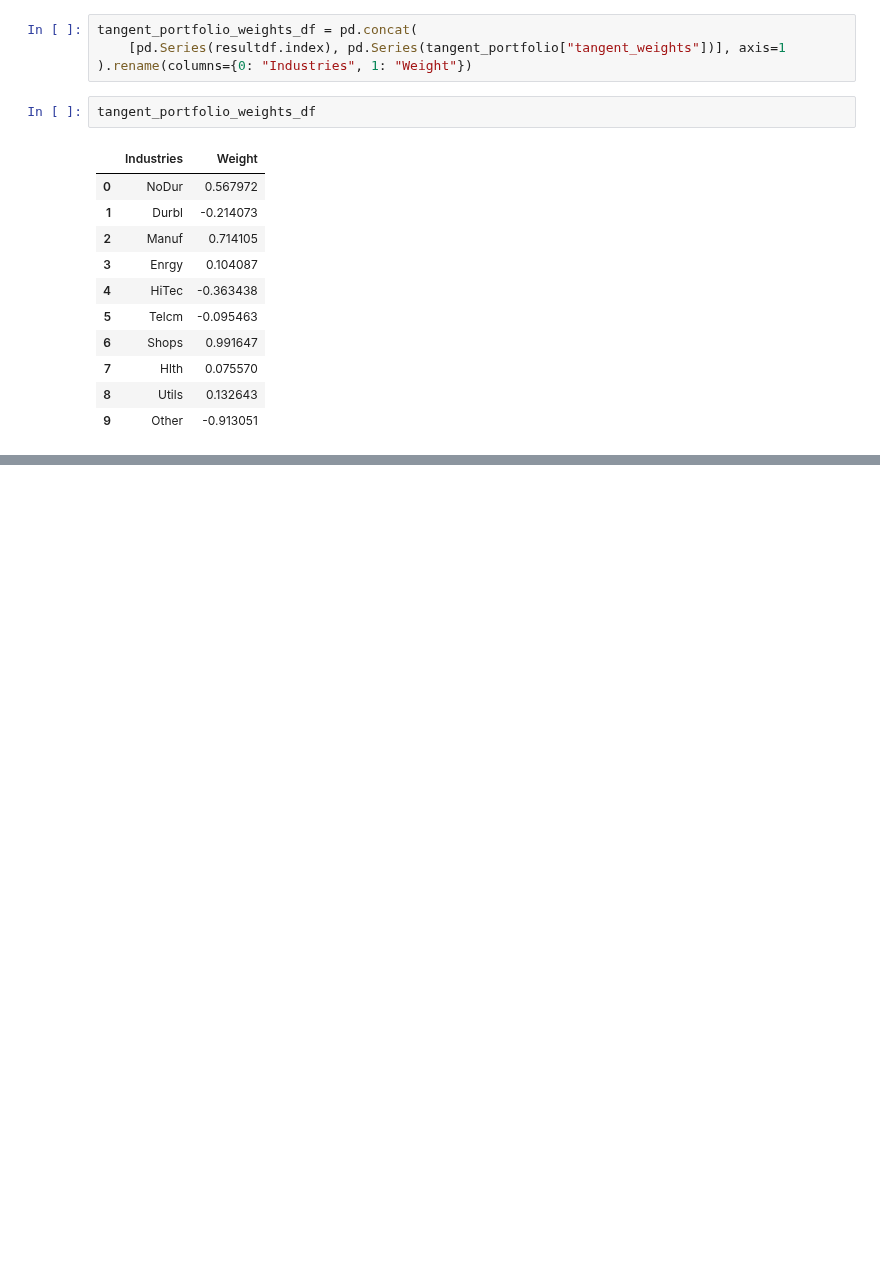
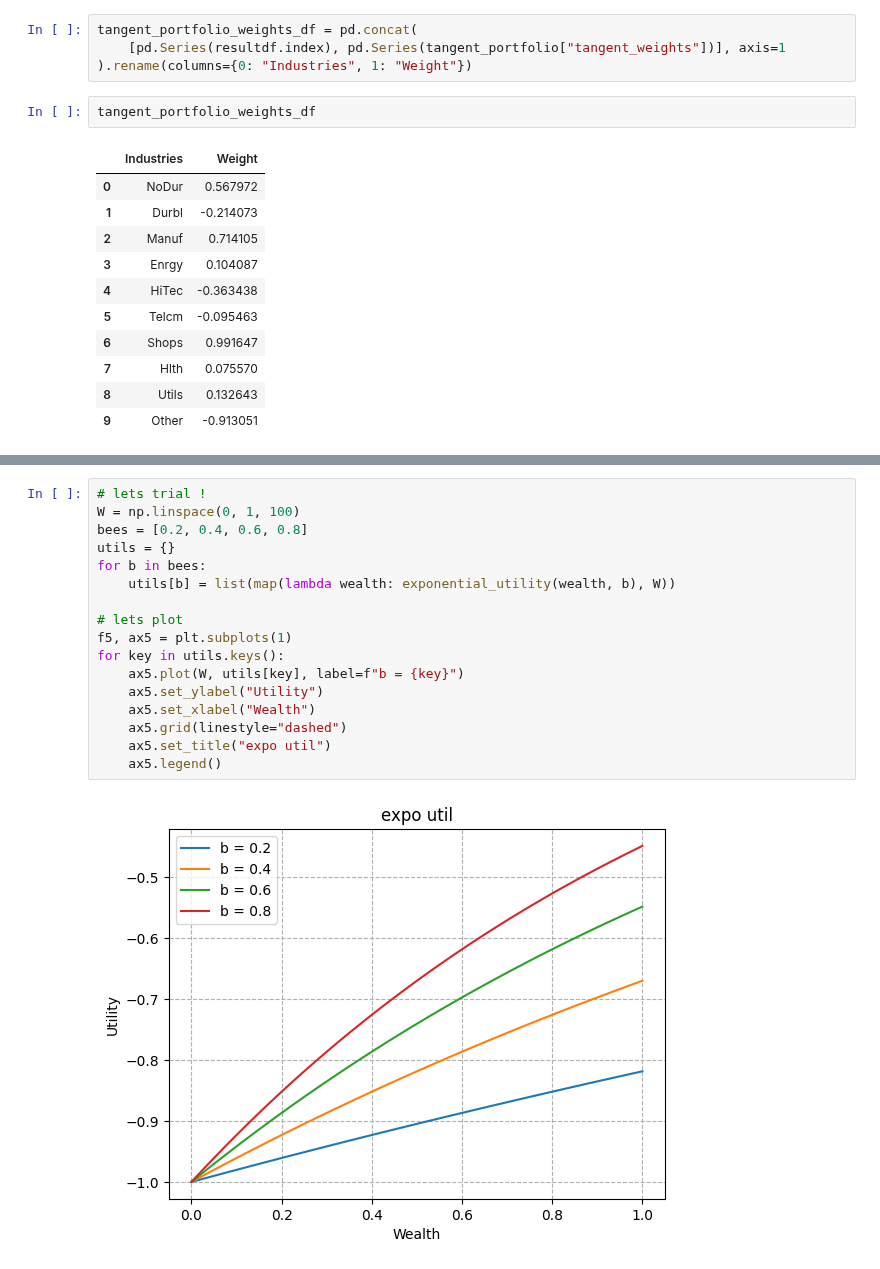
Before and after one commit to kilowiski/qf600, a Jupyter notebook: assignment_1/assignment1.ipynb, the cells around one changed output, grey strips where cells are left out. Saved outputs shown, nothing was run; the diff lists cells and outputs as text; blank space fills up the shorter version.

```diff
--- a/assignment_1/assignment1.ipynb
+++ b/assignment_1/assignment1.ipynb
@@ -319,0 +428,19 @@ tangent_portfolio_weights_df
+# %%
+# lets trial !
+W = np.linspace(0, 1, 100)
+bees = [0.2, 0.4, 0.6, 0.8]
+utils = {}
+for b in bees:
+    utils[b] = list(map(lambda wealth: exponential_utility(wealth, b), W))
+
+# lets plot
+f5, ax5 = plt.subplots(1)
+for key in utils.keys():
+    ax5.plot(W, utils[key], label=f"b = {key}")
+    ax5.set_ylabel("Utility")
+    ax5.set_xlabel("Wealth")
+    ax5.grid(linestyle="dashed")
+    ax5.set_title("expo util")
+    ax5.legend()
+# %% [output]
+[figure, added]
```
Also changed, not shown: parts of 8 cells of this notebook.
